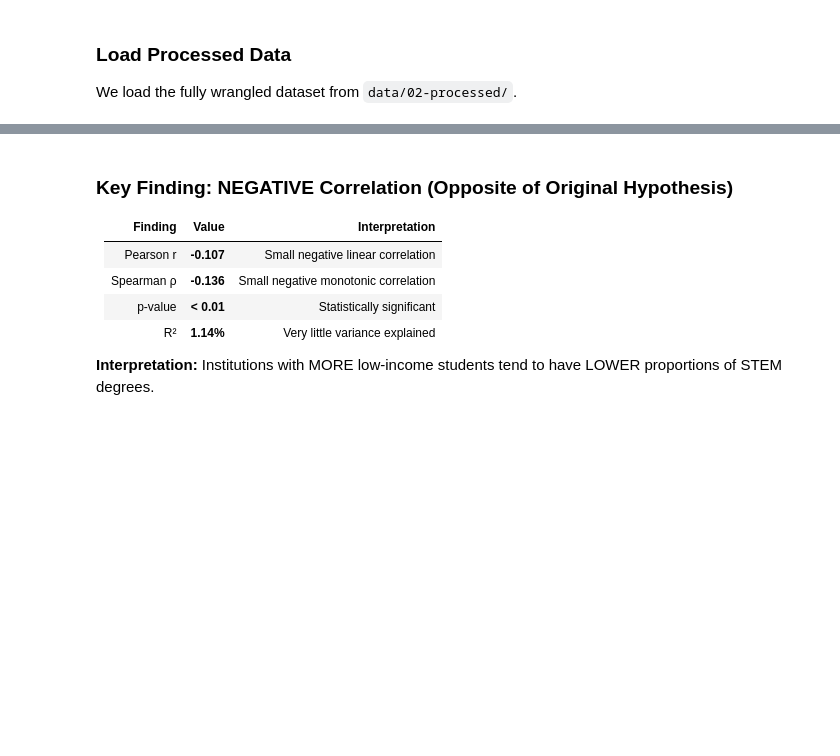
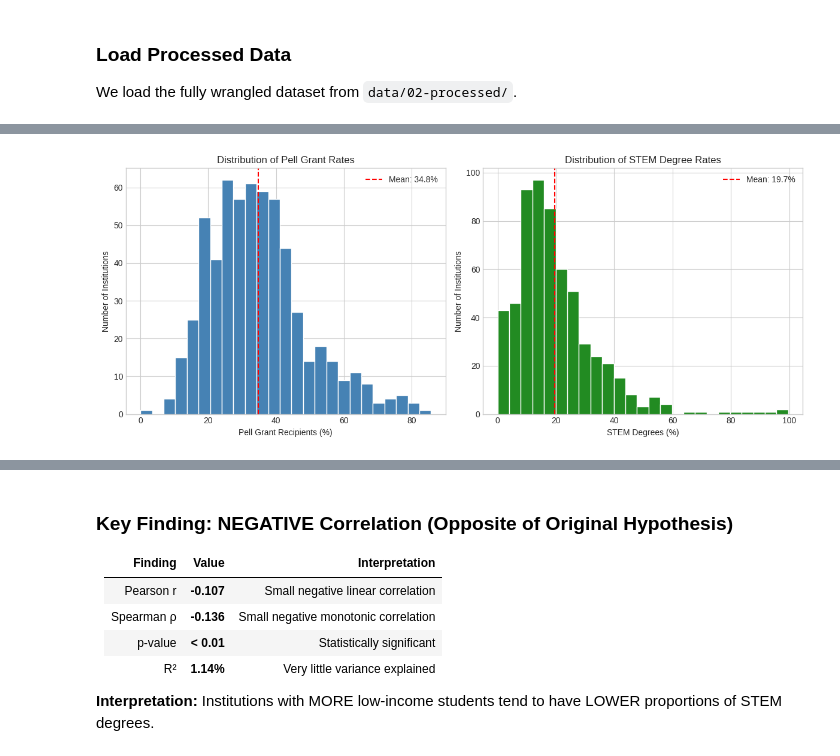
Before and after one commit to mrevanngo/STEM-Degree-Analysis, a Jupyter notebook: 02-EDACheckpoint.ipynb, the cells around one changed output, grey strips where cells are left out. Saved outputs shown, nothing was run; the diff lists cells and outputs as text; code cells hidden in the pictures; blank space fills up the shorter version.

```diff
--- a/02-EDACheckpoint.ipynb
+++ b/02-EDACheckpoint.ipynb
@@ -282,3 +179,16 @@ Setup complete!
+# %%
+# Setup - import libraries we need
+import pandas as pd
+import numpy as np
+import matplotlib.pyplot as plt
+from scipy import stats
+import warnings
+warnings.filterwarnings('ignore')
+
+# Make plots look nice
+plt.style.use('seaborn-v0_8-whitegrid')
+plt.rcParams['figure.figsize'] = (10, 6)
+plt.rcParams['figure.dpi'] = 100
 # %% [markdown]
 ### Load Processed Data
 
@@ -526,0 +261,26 @@ plt.show()
+# %%
+# Visualize the distributions with histograms
+fig, axes = plt.subplots(1, 2, figsize=(12, 5))
+
+# Pell Grant distribution
+axes[0].hist(df['PCTPELL'] * 100, bins=25, color='steelblue', edgecolor='white')
+axes[0].axvline(df['PCTPELL'].mean() * 100, color='red', linestyle='--',
+                label=f'Mean: {df["PCTPELL"].mean()*100:.1f}%')
+axes[0].set_xlabel('Pell Grant Recipients (%)')
+axes[0].set_ylabel('Number of Institutions')
+axes[0].set_title('Distribution of Pell Grant Rates')
+axes[0].legend()
+
+# STEM distribution
+axes[1].hist(df['STEM_PCT'] * 100, bins=25, color='forestgreen', edgecolor='white')
+axes[1].axvline(df['STEM_PCT'].mean() * 100, color='red', linestyle='--',
+                label=f'Mean: {df["STEM_PCT"].mean()*100:.1f}%')
+axes[1].set_xlabel('STEM Degrees (%)')
+axes[1].set_ylabel('Number of Institutions')
+axes[1].set_title('Distribution of STEM Degree Rates')
+axes[1].legend()
+
+plt.tight_layout()
+plt.show()
+# %% [output]
+[figure, added]
```
Also changed, not shown: parts of 48 cells of this notebook.
